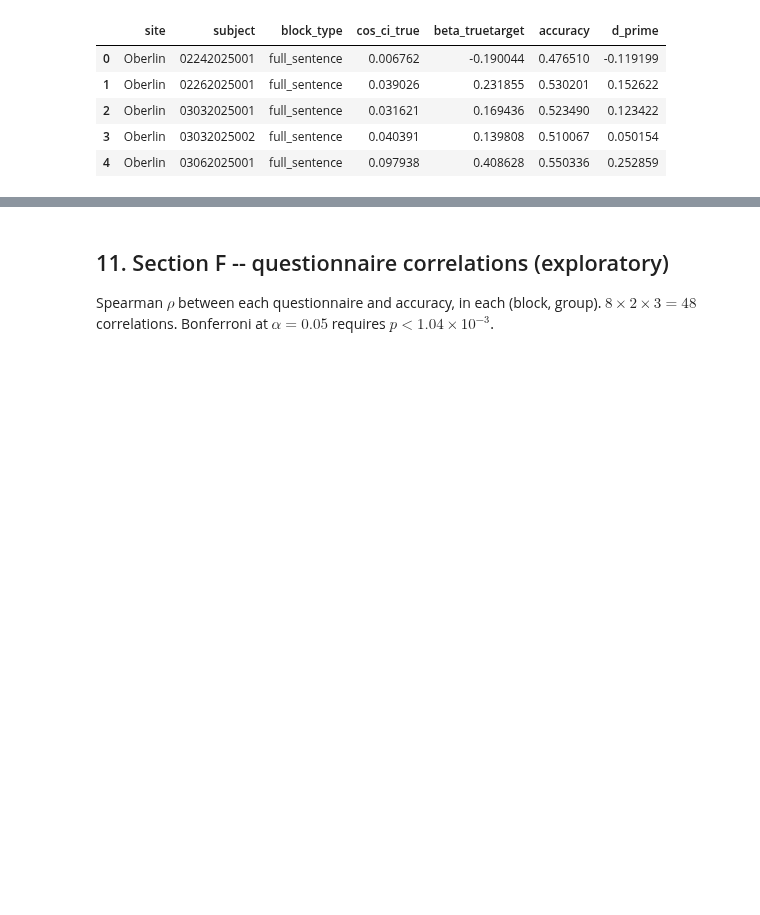
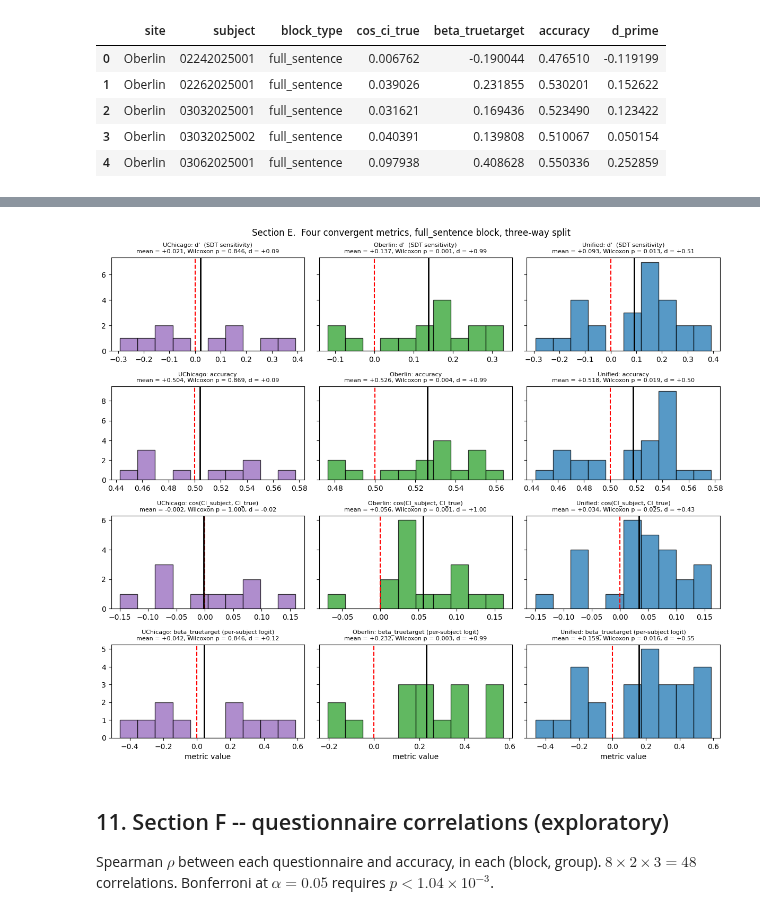
Before and after one commit to dtfalk/auditory-sp-analyses, a Jupyter notebook: jupyter_notebook/run_analyses.ipynb, the cells around one changed output, grey strips where cells are left out. Drawn from its saved outputs; the diff is of its cells as text; code cells hidden in the pictures; blank space fills up the shorter version.

```diff
--- a/jupyter_notebook/run_analyses.ipynb
+++ b/jupyter_notebook/run_analyses.ipynb
@@ -1269,7 +1269,6 @@ CONVERGENT_METRICS = [
     ("d_prime",         "d'  (SDT sensitivity)",                0.0),
     ("accuracy",        "accuracy",                             0.5),
     ("cos_ci_true",     "cos(CI_subject, CI_true)",             0.0),
-    ("cos_w_true",      "cos(w_subject, w_true), 32-band",      0.0),
     ("beta_truetarget", "beta_truetarget (per-subject logit)",  0.0),
 ]
 
@@ -1295,19 +1294,14 @@ for group_name in ("UChicago", "Oberlin", "Unified"):
             mean       = mean_v,
             ci_lo      = lo,
             ci_hi      = hi,
-            wilcoxon_W = (float(wilcoxon_stat)
-                          if not np.isnan(wilcoxon_stat) else np.nan),
-            wilcoxon_p = (float(wilcoxon_p)
-        if not np.isnan(wilcoxon_p) else np.nan),
+            wilcoxon_W = (float(wilcoxon_stat) if not np.isnan(wilcoxon_stat) else np.nan),
+            wilcoxon_p = (float(wilcoxon_p) if not np.isnan(wilcoxon_p) else np.nan),
             t          = float(t_stat),
             t_p        = float(t_p),
             cohens_d   = float(cohens_d_one_sample(metric_values, null_value))))
 
 convergent_metrics_table = pd.DataFrame(convergent_rows)
-convergent_metrics_table.to_csv(TABLES_PATH / "E_convergent_full_sentence.csv",
-                                 index = False)
-print(convergent_metrics_table.round(4)[
-    ["group", "metric", "n", "mean", "ci_lo", "ci_hi", "wilcoxon_p",
-     "cohens_d"]].to_string(index = False))
+convergent_metrics_table.to_csv(TABLES_PATH / "E_convergent_full_sentence.csv", index = False)
+print(convergent_metrics_table.round(4)[["group", "metric", "n", "mean", "ci_lo", "ci_hi", "wilcoxon_p", "cohens_d"]].to_string(index = False))
 # %% [output]
 === Section E: convergent metrics, full_sentence ===
@@ -1332,34 +1338,36 @@ for row_index, (metric_column, metric_label, null_value) in enumerate(CONVERGENT
         # Filter to this site (Unified = all subjects pooled)
         group_subset = per_subject_metrics_table
         if group_name != "Unified":
             group_subset = group_subset[group_subset["site"] == group_name]
 
         # Drop subjects missing this metric, then plot the distribution
         metric_values = group_subset[metric_column].dropna().values
         ax.hist(metric_values, bins = 10, color = SITE_COLOR[group_name], alpha = 0.75, edgecolor = "k")
 
         # Add the null hypothesis line (0 for d-type metrics, 0.5 for accuracy)
         ax.axvline(null_value, color = "red", linestyle = "--", linewidth = 1.5)
 
         # Add the observed group mean
         ax.axvline(np.mean(metric_values), color = "black", linewidth = 2)
 
         # Pull the pre-computed stats for the title
         row = convergent_metrics_table.query("group == @group_name and metric == @metric_column").iloc[0]
         ax.set_title(f"{group_name}: {metric_label}\n"
                       f"mean = {row['mean']:+.3f}, "
                       f"Wilcoxon p = {row['wilcoxon_p']:.3f}, "
                       f"d = {row['cohens_d']:+.2f}", fontsize = 8)
 
         # Only label the x-axis on the bottom row
         if row_index == len(CONVERGENT_METRICS) - 1:
             ax.set_xlabel("metric value")
 
 # Add the overall graph title, save and show
-plt.suptitle("Section E.  Five convergent metrics, full_sentence block, ""three-way split", fontsize = 12)
+plt.suptitle("Section E.  Four convergent metrics, full_sentence block, ""three-way split", fontsize = 12)
 plt.tight_layout()
 plt.savefig(FIGURES_PATH / "E_convergent_full_sentence.png", dpi = 140)
 plt.show()
+# %% [output]
+[figure, added]
 # %% [markdown]
 ## 11.  Section F -- questionnaire correlations (exploratory)
 
```
Also changed, not shown: parts of 14 cells of this notebook, 22 other files.
